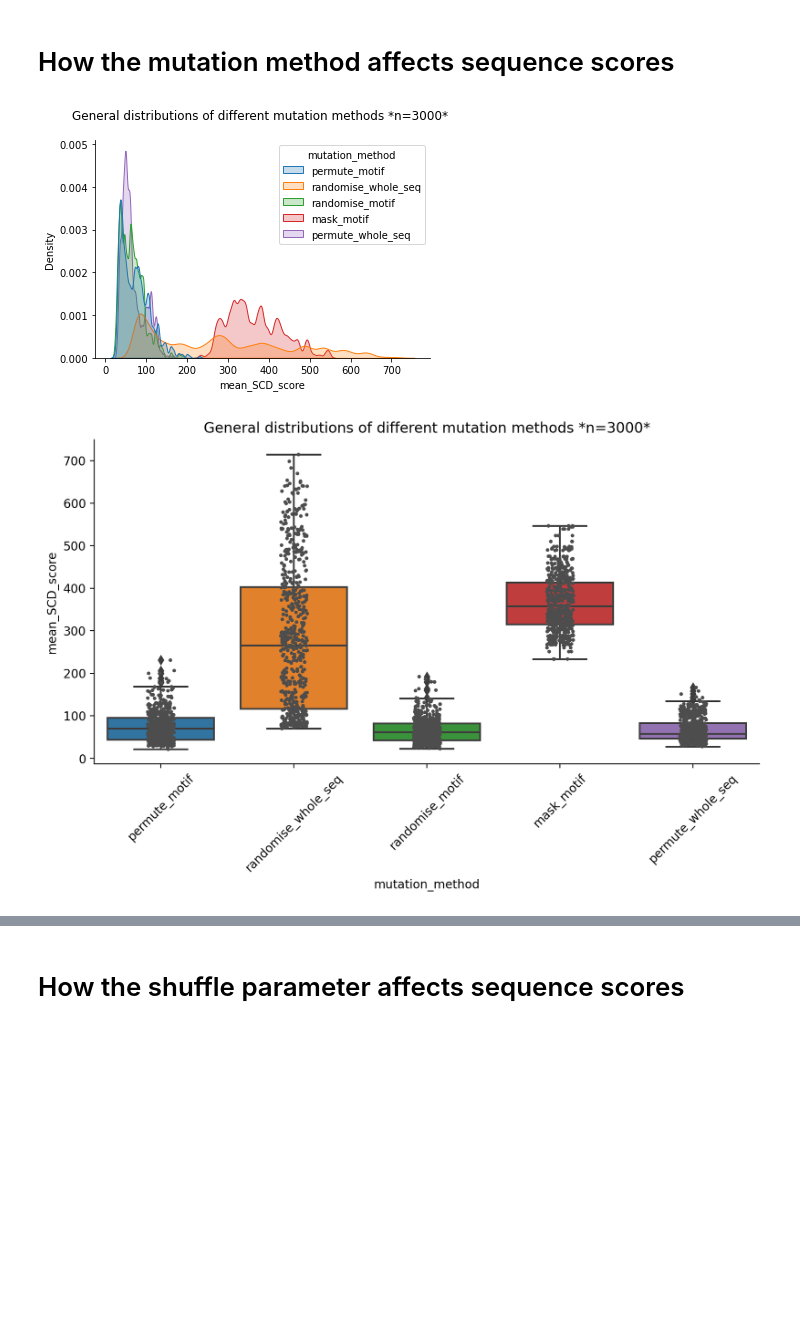
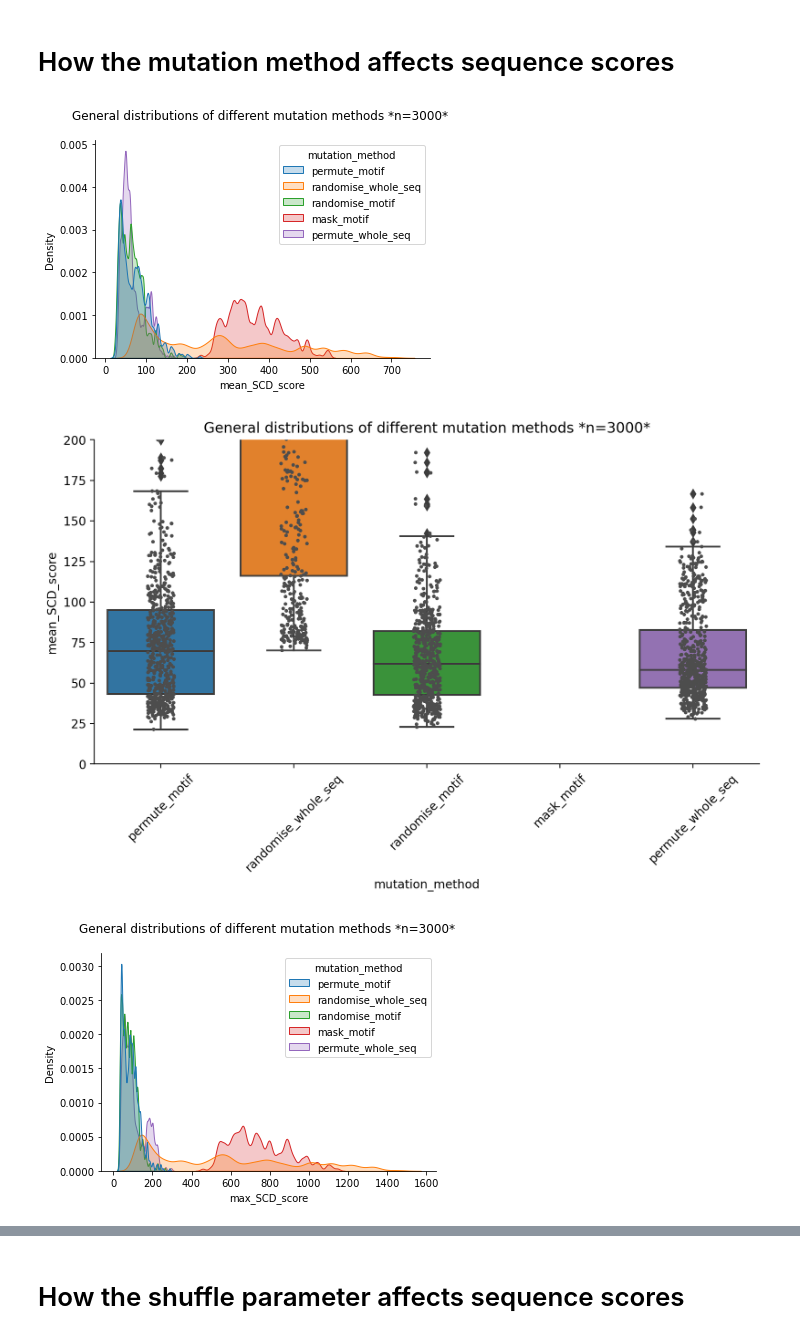
Before and after one commit to Fudenberg-Research-Group/akita_utils, a Jupyter notebook: bin/shuffled_seqs_experiments/analysis/shuffled_seqs_scores_and_parameter_analysis.ipynb, the cells around one changed output, grey strips where cells are left out. Drawn from its saved outputs; the diff is of its cells as text; code cells hidden in the pictures; blank space fills up the shorter version.

Commit message:
added analysis for max SCD to compare with mean SCD

```diff
--- a/bin/shuffled_seqs_experiments/analysis/shuffled_seqs_scores_and_parameter_analysis.ipynb
+++ b/bin/shuffled_seqs_experiments/analysis/shuffled_seqs_scores_and_parameter_analysis.ipynb
@@ -23,3 +23,4 @@ for h5_file in glob.glob(h5_dirs):
 dfs = pd.concat(dfs)
 # %%
 dfs["mean_SCD_score"] = (dfs["SCD_h1_m1_t0"]+dfs["SCD_h1_m1_t1"]+dfs["SCD_h1_m1_t2"]+dfs["SCD_h1_m1_t3"]+dfs["SCD_h1_m1_t4"]+dfs["SCD_h1_m1_t5"])/6
+dfs["max_SCD_score"] = dfs[["SCD_h1_m1_t0", "SCD_h1_m1_t1", "SCD_h1_m1_t2", "SCD_h1_m1_t3", "SCD_h1_m1_t4", "SCD_h1_m1_t5"]].max(axis=1)
@@ -34,19 +48,22 @@ sns.displot(dfs, x="mean_SCD_score")
 # %% [markdown]
 # How the mutation method affects sequence scores
 # %%
-sns.kdeplot(data=dfs, x="mean_SCD_score", hue="mutation_method", bw_adjust=.3, fill=True)
-plt.title(f"General distributions of different mutation methods *n={dfs.shape[0]}* \n")
-sns.despine(top = True, right = True)
-plt.show()
+for score in ["mean_SCD_score","max_SCD_score"]:
+    sns.kdeplot(data=dfs, x=score, hue="mutation_method", bw_adjust=.3, fill=True)
+    plt.title(f"General distributions of different mutation methods *n={dfs.shape[0]}* \n")
+    sns.despine(top = True, right = True)
+    plt.show()
 
-plt.figure(figsize=(10,5),dpi=200)
-ax = sns.boxplot(data=dfs, x='mutation_method', y="mean_SCD_score")
-ax.tick_params(axis='x', labelrotation=45)
-sns.stripplot(x="mutation_method", y="mean_SCD_score", data=dfs, size=3, color=".3", linewidth=0)
-plt.title(f"General distributions of different mutation methods *n={dfs.shape[0]}*")
-sns.despine(top = True, right = True)
-plt.show()
-plt.close()
+    plt.figure(figsize=(10,5),dpi=200)
+    ax = sns.boxplot(data=dfs, x='mutation_method', y=score)
+    ax.tick_params(axis='x', labelrotation=45)
+    sns.stripplot(x="mutation_method", y=score, data=dfs, size=3, color=".3", linewidth=0)
+    plt.title(f"General distributions of different mutation methods *n={dfs.shape[0]}*")
+    sns.despine(top = True, right = True)
+    plt.ylim(0,200)
+    plt.show()
+    plt.close()
 # %% [output]
 [figure]
-[figure, old version]
+[figure, new version]
+[figure, added]
```
Also changed, not shown: parts of 7 cells of this notebook.
